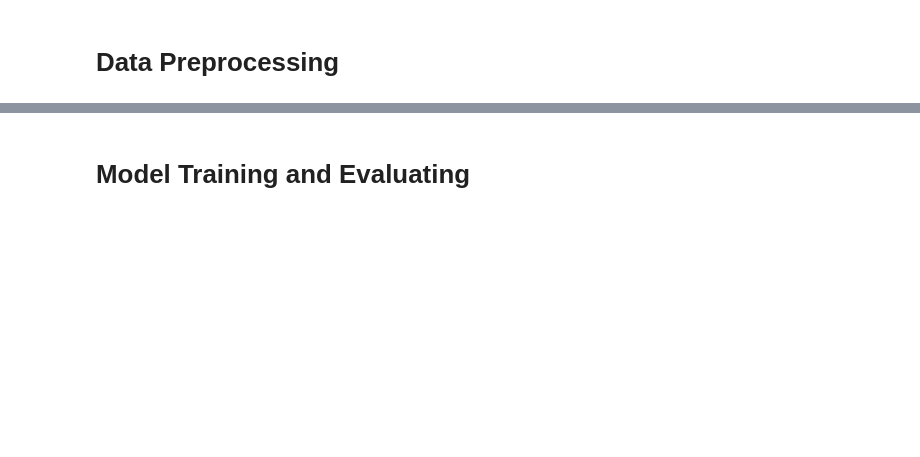
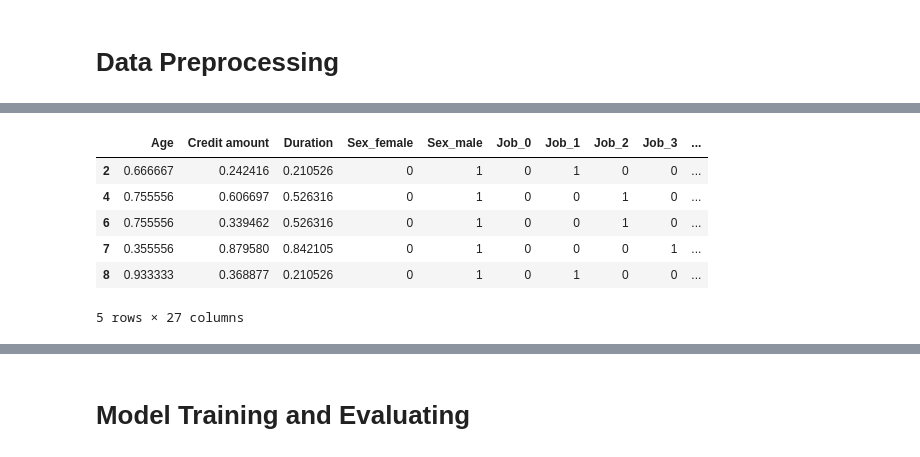
Before and after one commit to swuttipat/german-credit-risk, a Jupyter notebook: german-credit-risk-model-training-and-evaluating.ipynb, the cells around one changed output, grey strips where cells are left out. Cells and saved outputs as stored; diff of their text form; code cells hidden in the pictures; blank space fills up the shorter version.

```diff
--- a/german-credit-risk-model-training-and-evaluating.ipynb
+++ b/german-credit-risk-model-training-and-evaluating.ipynb
@@ -159,3 +300,13 @@ X_transformed.head()
+# %%
+display(X_transformed.head())
+# %% [output]
+|  | Age | Credit amount | Duration | Sex_female | Sex_male | Job_0 | Job_1 | Job_2 | Job_3 | ... |
+| 2 | 0.666667 | 0.242416 | 0.210526 | 0 | 1 | 0 | 1 | 0 | 0 | ... |
+| 4 | 0.755556 | 0.606697 | 0.526316 | 0 | 1 | 0 | 0 | 1 | 0 | ... |
+| 6 | 0.755556 | 0.339462 | 0.526316 | 0 | 1 | 0 | 0 | 1 | 0 | ... |
+| 7 | 0.355556 | 0.879580 | 0.842105 | 0 | 1 | 0 | 0 | 0 | 1 | ... |
+| 8 | 0.933333 | 0.368877 | 0.210526 | 0 | 1 | 0 | 1 | 0 | 0 | ... |
+5 rows × 27 columns
 # %%
 # Apply SMOTE
 from imblearn.over_sampling import SMOTE
```
Also changed, not shown: parts of 32 cells of this notebook, 2 other files.
